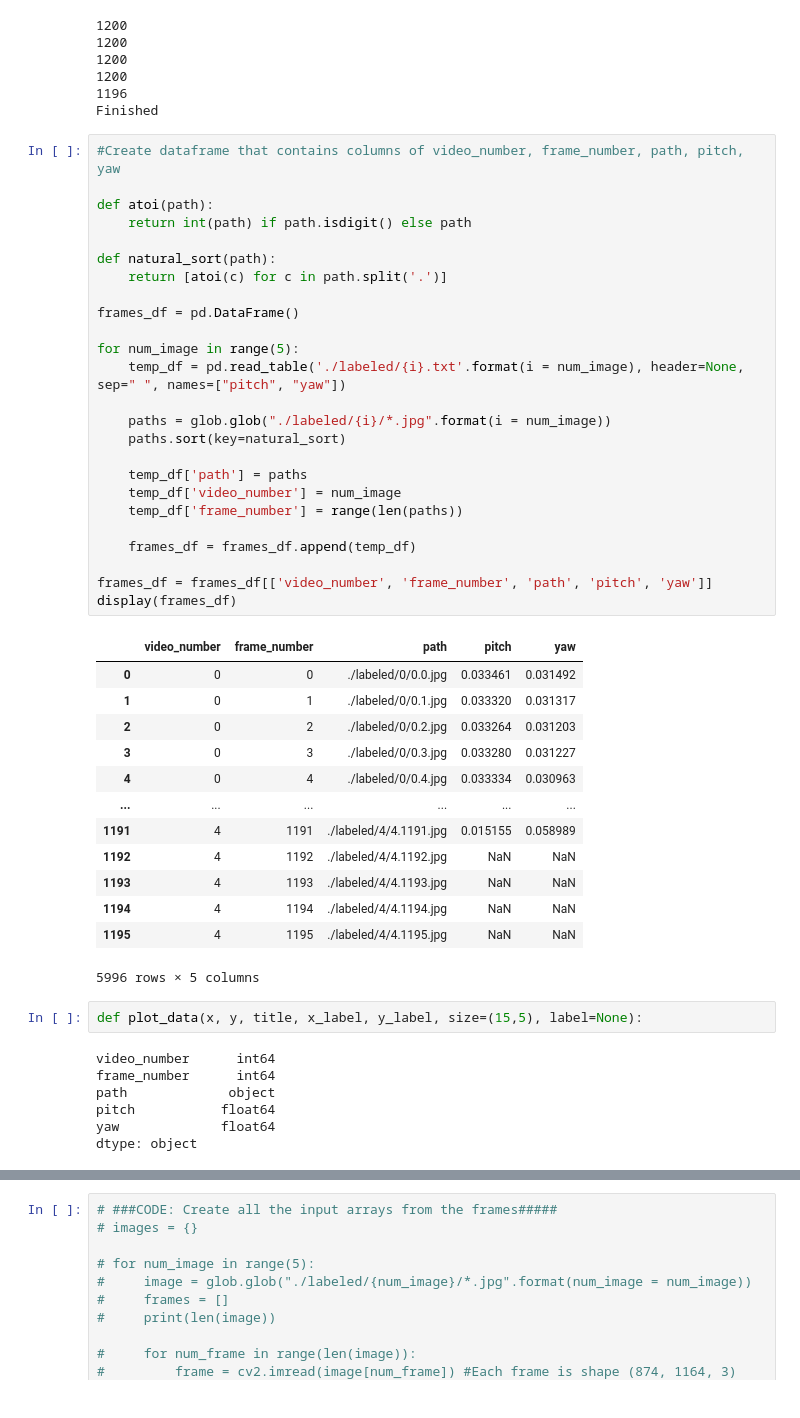
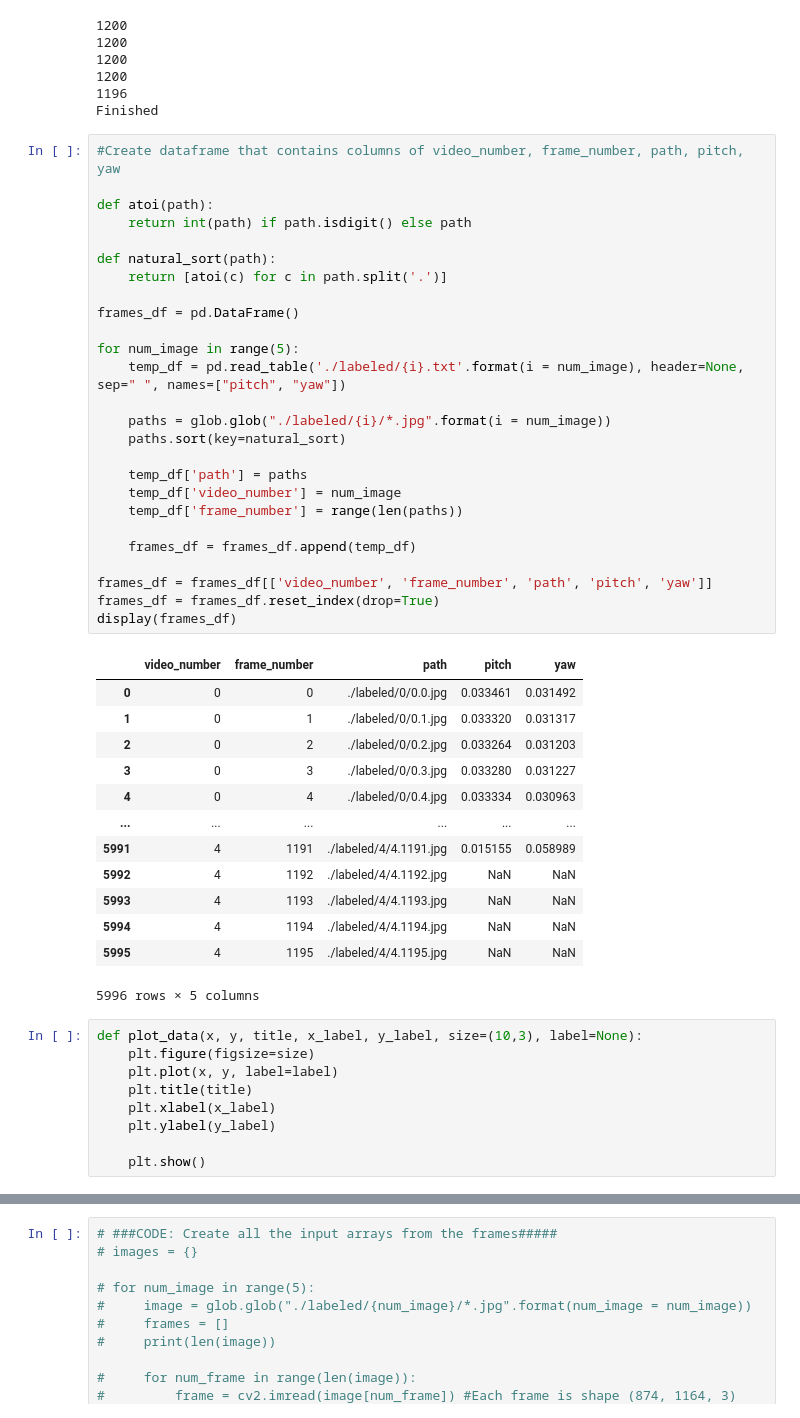
Before and after one commit to kim-jason/calib-challenge, a Jupyter notebook: colab.ipynb, the cells around one changed output, grey strips where cells are left out. Cells and saved outputs as stored; diff of their text form.

Commit message:
Finished filtering data

```diff
--- a/colab.ipynb
+++ b/colab.ipynb
@@ -73,45 +74,46 @@ Finished
 def atoi(path):
     return int(path) if path.isdigit() else path
 
 def natural_sort(path):
     return [atoi(c) for c in path.split('.')]
 
 frames_df = pd.DataFrame()
 
 for num_image in range(5):
     temp_df = pd.read_table('./labeled/{i}.txt'.format(i = num_image), header=None, sep=" ", names=["pitch", "yaw"])
 
     paths = glob.glob("./labeled/{i}/*.jpg".format(i = num_image))
     paths.sort(key=natural_sort)
 
     temp_df['path'] = paths
     temp_df['video_number'] = num_image
     temp_df['frame_number'] = range(len(paths))
 
     frames_df = frames_df.append(temp_df)
 
 frames_df = frames_df[['video_number', 'frame_number', 'path', 'pitch', 'yaw']]
+frames_df = frames_df.reset_index(drop=True)
 display(frames_df)
 # %% [output]
 |  | video_number | frame_number | path | pitch | yaw |
 | 0 | 0 | 0 | ./labeled/0/0.0.jpg | 0.033461 | 0.031492 |
 | 1 | 0 | 1 | ./labeled/0/0.1.jpg | 0.033320 | 0.031317 |
 | 2 | 0 | 2 | ./labeled/0/0.2.jpg | 0.033264 | 0.031203 |
 | 3 | 0 | 3 | ./labeled/0/0.3.jpg | 0.033280 | 0.031227 |
 | 4 | 0 | 4 | ./labeled/0/0.4.jpg | 0.033334 | 0.030963 |
 | ... | ... | ... | ... | ... | ... |
-| 1191 | 4 | 1191 | ./labeled/4/4.1191.jpg | 0.015155 | 0.058989 |
-| 1192 | 4 | 1192 | ./labeled/4/4.1192.jpg | NaN | NaN |
-| 1193 | 4 | 1193 | ./labeled/4/4.1193.jpg | NaN | NaN |
-| 1194 | 4 | 1194 | ./labeled/4/4.1194.jpg | NaN | NaN |
-| 1195 | 4 | 1195 | ./labeled/4/4.1195.jpg | NaN | NaN |
+| 5991 | 4 | 1191 | ./labeled/4/4.1191.jpg | 0.015155 | 0.058989 |
+| 5992 | 4 | 1192 | ./labeled/4/4.1192.jpg | NaN | NaN |
+| 5993 | 4 | 1193 | ./labeled/4/4.1193.jpg | NaN | NaN |
+| 5994 | 4 | 1194 | ./labeled/4/4.1194.jpg | NaN | NaN |
+| 5995 | 4 | 1195 | ./labeled/4/4.1195.jpg | NaN | NaN |
 5996 rows × 5 columns
-# %%
-def plot_data(x, y, title, x_label, y_label, size=(15,5), label=None):
-# %% [output]
-video_number      int64
-frame_number      int64
-path             object
-pitch           float64
-yaw             float64
-dtype: object
+# %%
+def plot_data(x, y, title, x_label, y_label, size=(10,3), label=None):
+    plt.figure(figsize=size)
+    plt.plot(x, y, label=label)
+    plt.title(title)
+    plt.xlabel(x_label)
+    plt.ylabel(y_label)
+
+    plt.show()
```
Also changed, not shown: parts of 5 cells of this notebook.
